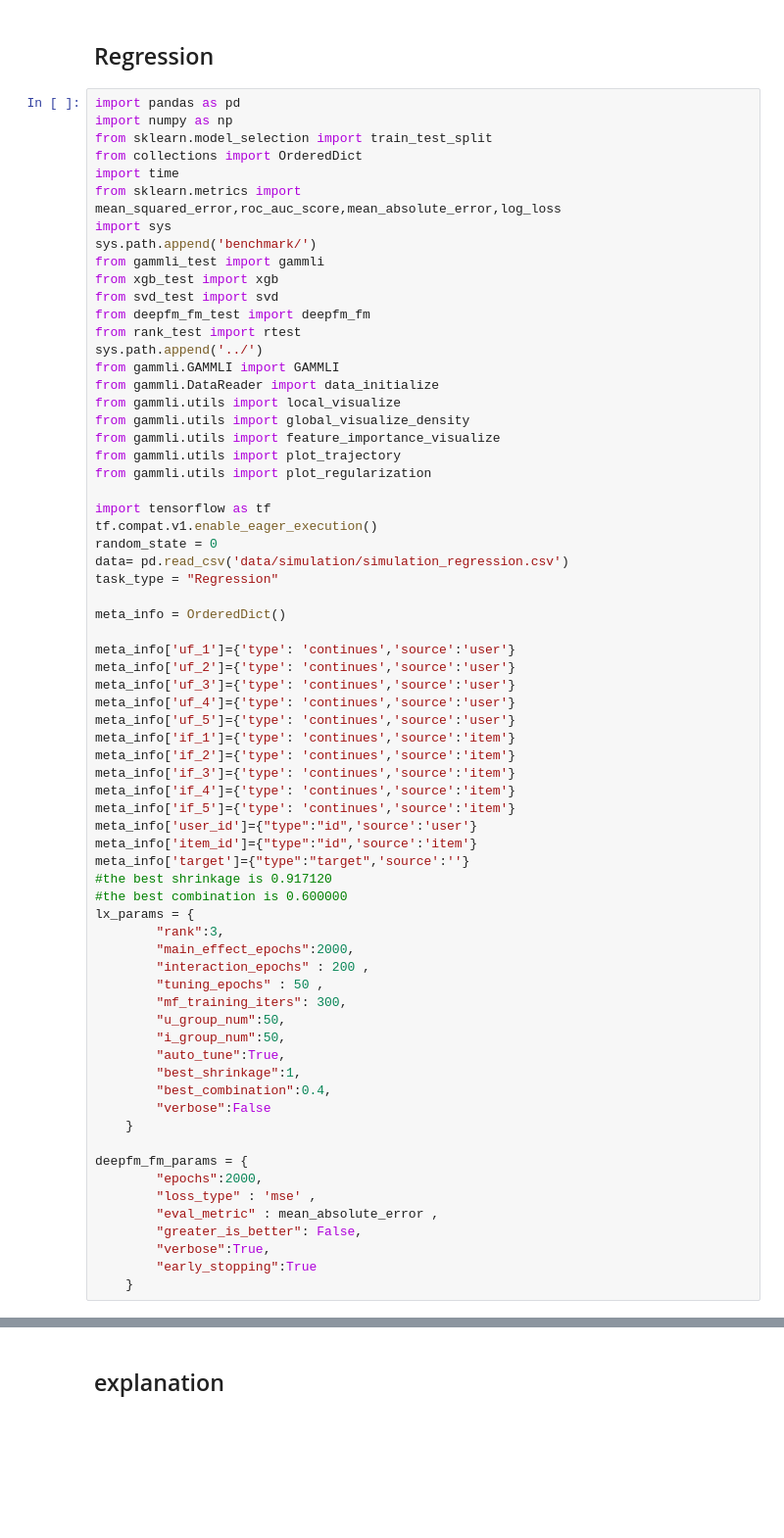
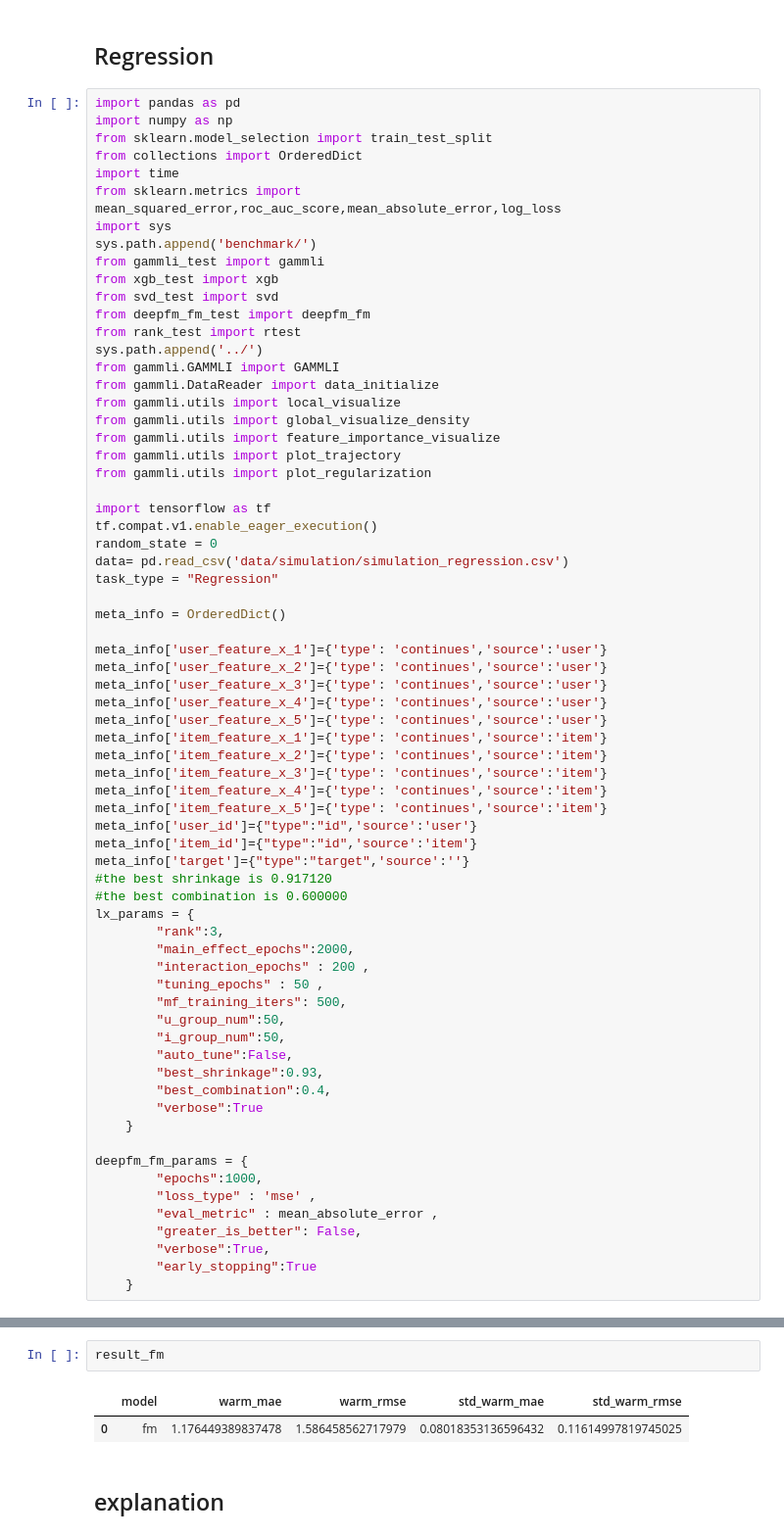
Before and after one commit to CnBDM-Su/GAMMLI, a Jupyter notebook: scripts/simulation_test_regression.ipynb, the cells around one changed output, grey strips where cells are left out. Shown at 98% size. Drawn from its saved outputs; the diff is of its cells as text; blank space fills up the shorter version.

```diff
--- a/scripts/simulation_test_regression.ipynb
+++ b/scripts/simulation_test_regression.ipynb
@@ -31,16 +31,16 @@ task_type = "Regression"
 
 meta_info = OrderedDict()
 
-meta_info['uf_1']={'type': 'continues','source':'user'}
-meta_info['uf_2']={'type': 'continues','source':'user'}
-meta_info['uf_3']={'type': 'continues','source':'user'}
-meta_info['uf_4']={'type': 'continues','source':'user'}
-meta_info['uf_5']={'type': 'continues','source':'user'}
-meta_info['if_1']={'type': 'continues','source':'item'}
-meta_info['if_2']={'type': 'continues','source':'item'}
-meta_info['if_3']={'type': 'continues','source':'item'}
-meta_info['if_4']={'type': 'continues','source':'item'}
-meta_info['if_5']={'type': 'continues','source':'item'}
+meta_info['user_feature_x_1']={'type': 'continues','source':'user'}
+meta_info['user_feature_x_2']={'type': 'continues','source':'user'}
+meta_info['user_feature_x_3']={'type': 'continues','source':'user'}
+meta_info['user_feature_x_4']={'type': 'continues','source':'user'}
+meta_info['user_feature_x_5']={'type': 'continues','source':'user'}
+meta_info['item_feature_x_1']={'type': 'continues','source':'item'}
+meta_info['item_feature_x_2']={'type': 'continues','source':'item'}
+meta_info['item_feature_x_3']={'type': 'continues','source':'item'}
+meta_info['item_feature_x_4']={'type': 'continues','source':'item'}
+meta_info['item_feature_x_5']={'type': 'continues','source':'item'}
 meta_info['user_id']={"type":"id",'source':'user'}
 meta_info['item_id']={"type":"id",'source':'item'}
 meta_info['target']={"type":"target",'source':''}
@@ -51,17 +51,17 @@ lx_params = {
         "main_effect_epochs":2000,
         "interaction_epochs" : 200 ,
         "tuning_epochs" : 50 ,
-        "mf_training_iters": 300,
+        "mf_training_iters": 500,
         "u_group_num":50,
         "i_group_num":50,
-        "auto_tune":True,
-        "best_shrinkage":1,
+        "auto_tune":False,
+        "best_shrinkage":0.93,
         "best_combination":0.4,
-        "verbose":False
+        "verbose":True
     }
 
 deepfm_fm_params = {
-        "epochs":2000,
+        "epochs":1000,
         "loss_type" : 'mse' ,
         "eval_metric" : mean_absolute_error ,
         "greater_is_better": False,
@@ -85,3 +207,8 @@ result_sim_std.to_csv('/result/simulation_regression_result.csv',index=None)
+# %%
+result_fm
+# %% [output]
+|  | model | warm_mae | warm_rmse | std_warm_mae | std_warm_rmse |
+| 0 | fm | 1.176449389837478 | 1.586458562717979 | 0.08018353136596432 | 0.11614997819745025 |
 # %% [markdown]
 ## explanation
 # %%
```
Also changed, not shown: parts of 14 cells of this notebook, 22 other files.
